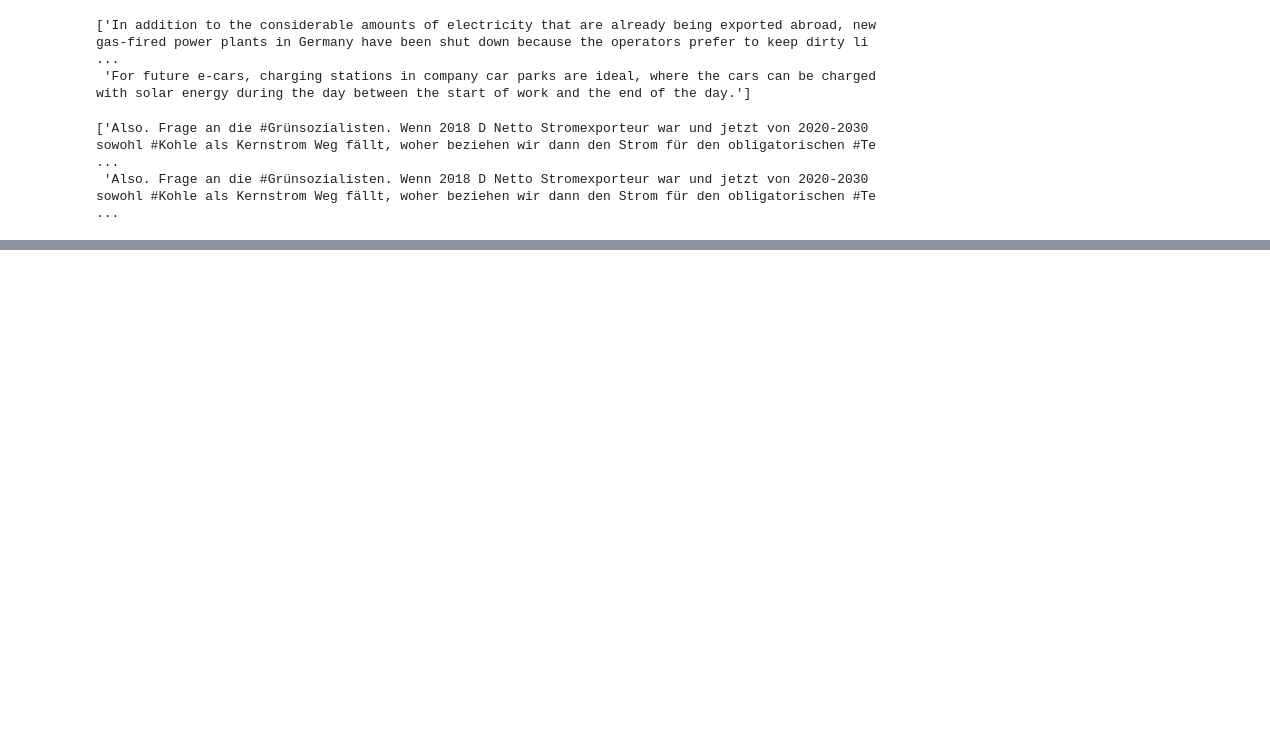
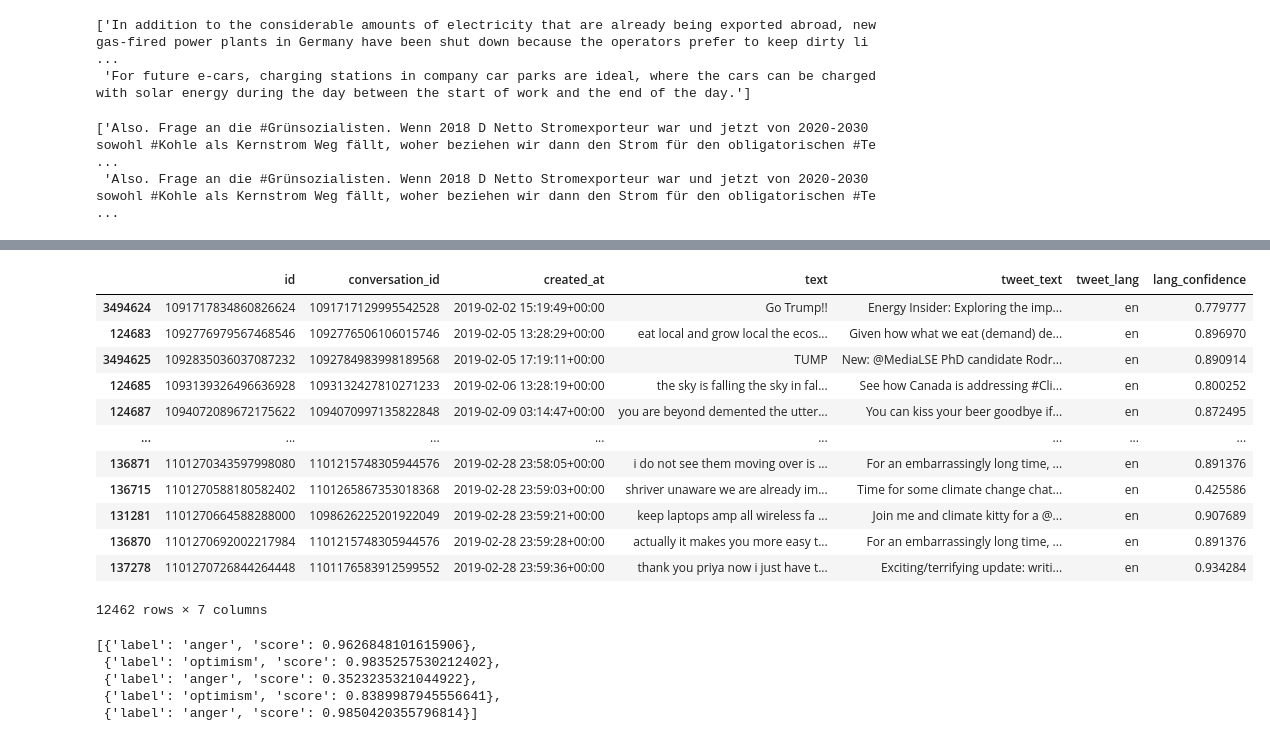
Before and after one commit to tyagiprnv/masterthesis, a Jupyter notebook: src/data_preprocessing.ipynb, the cells around one changed output, grey strips where cells are left out. Cells and saved outputs as stored; diff of their text form; code cells hidden in the pictures; blank space fills up the shorter version.

Commit message:
do preliminary language detection and emotion detection

```diff
--- a/src/data_preprocessing.ipynb
+++ b/src/data_preprocessing.ipynb
@@ -135,0 +164,2 @@ tweet_replies_feb_2019.query("conversation_id == 1092171401648369665")['tweet_te
+# %%
+predictions = classifier(tweet_replies_feb_2019['tweet_text'].tolist(), batch_size=8)
@@ -135,0 +187,3 @@ tweet_replies_feb_2019.query("conversation_id == 1092171401648369665")['tweet_te
+# %%
+tweet_replies_feb_2019['tweet_lang'] = [pred['label'] for pred in predictions] # type: ignore
+tweet_replies_feb_2019['lang_confidence'] = [pred['score'] for pred in predictions] # type: ignore
@@ -135,0 +199,4 @@ tweet_replies_feb_2019.query("conversation_id == 1092171401648369665")['tweet_te
+# %%
+tweet_replies_feb_2019_en = tweet_replies_feb_2019.query("tweet_lang == 'en'").copy()
+# %%
+tweet_replies_feb_2019_en.dropna(subset='text', inplace=True)
@@ -135,0 +205,16 @@ tweet_replies_feb_2019.query("conversation_id == 1092171401648369665")['tweet_te
+# %%
+tweet_replies_feb_2019_en
+# %% [output]
+|  | id | conversation_id | created_at | text | tweet_text | tweet_lang | lang_confidence |
+| 3494624 | 1091717834860826624 | 1091717129995542528 | 2019-02-02 15:19:49+00:00 | Go Trump!! | Energy Insider: Exploring the imp... | en | 0.779777 |
+| 124683 | 1092776979567468546 | 1092776506106015746 | 2019-02-05 13:28:29+00:00 | eat local and grow local the ecos... | Given how what we eat (demand) de... | en | 0.896970 |
+| 3494625 | 1092835036037087232 | 1092784983998189568 | 2019-02-05 17:19:11+00:00 | TUMP | New: @MediaLSE PhD candidate Rodr... | en | 0.890914 |
+| 124685 | 1093139326496636928 | 1093132427810271233 | 2019-02-06 13:28:19+00:00 | the sky is falling the sky in fal... | See how Canada is addressing #Cli... | en | 0.800252 |
+| 124687 | 1094072089672175622 | 1094070997135822848 | 2019-02-09 03:14:47+00:00 | you are beyond demented the utter... | You can kiss your beer goodbye if... | en | 0.872495 |
+| ... | ... | ... | ... | ... | ... | ... | ... |
+| 136871 | 1101270343597998080 | 1101215748305944576 | 2019-02-28 23:58:05+00:00 | i do not see them moving over is ... | For an embarrassingly long time, ... | en | 0.891376 |
+| 136715 | 1101270588180582402 | 1101265867353018368 | 2019-02-28 23:59:03+00:00 | shriver unaware we are already im... | Time for some climate change chat... | en | 0.425586 |
+| 131281 | 1101270664588288000 | 1098626225201922049 | 2019-02-28 23:59:21+00:00 | keep laptops amp all wireless fa ... | Join me and climate kitty for a @... | en | 0.907689 |
+| 136870 | 1101270692002217984 | 1101215748305944576 | 2019-02-28 23:59:28+00:00 | actually it makes you more easy t... | For an embarrassingly long time, ... | en | 0.891376 |
+| 137278 | 1101270726844264448 | 1101176583912599552 | 2019-02-28 23:59:36+00:00 | thank you priya now i just have t... | Exciting/terrifying update: writi... | en | 0.934284 |
+12462 rows × 7 columns
@@ -135,0 +225,8 @@ tweet_replies_feb_2019.query("conversation_id == 1092171401648369665")['tweet_te
+# %%
+emotion_predictions[:5] # type: ignore
+# %% [output]
+[{'label': 'anger', 'score': 0.9626848101615906},
+ {'label': 'optimism', 'score': 0.9835257530212402},
+ {'label': 'anger', 'score': 0.3523235321044922},
+ {'label': 'optimism', 'score': 0.8389987945556641},
+ {'label': 'anger', 'score': 0.9850420355796814}]
```
Also changed, not shown: parts of 16 cells of this notebook, 2 other files.
